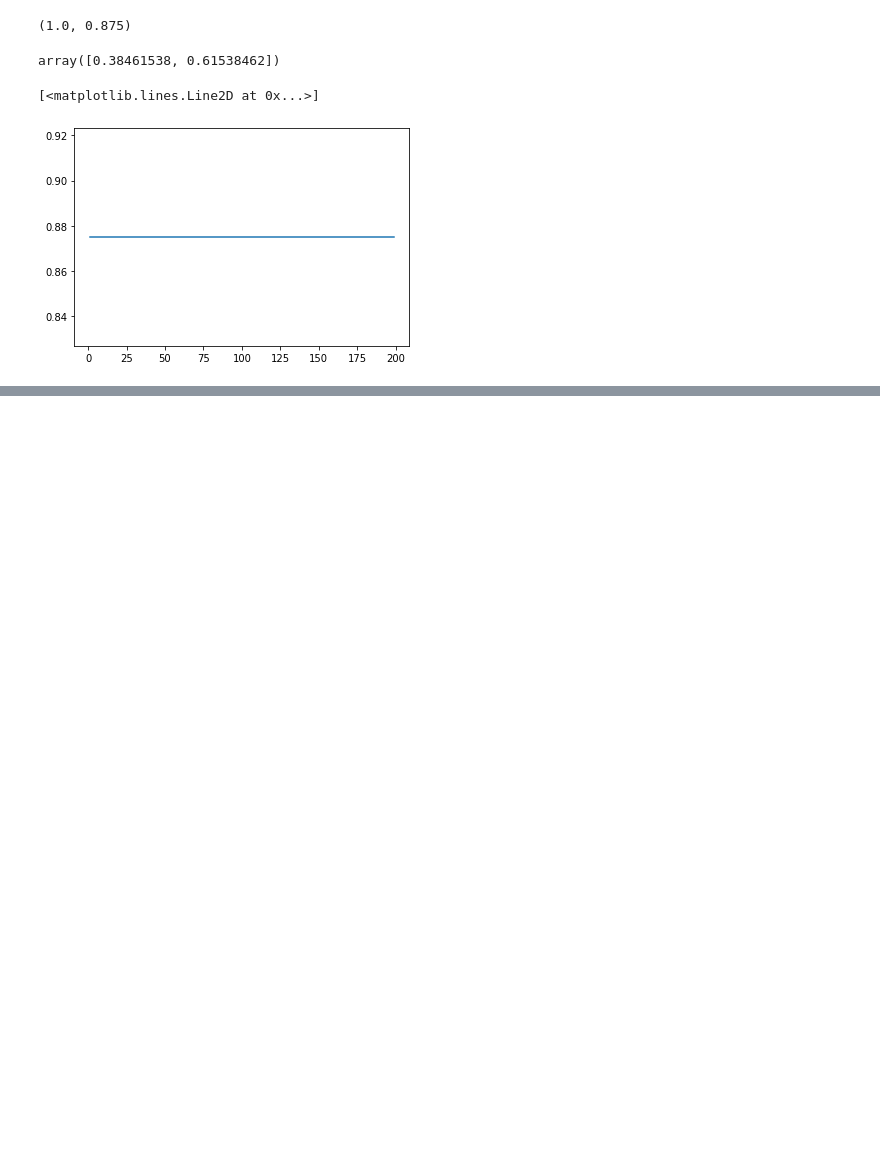
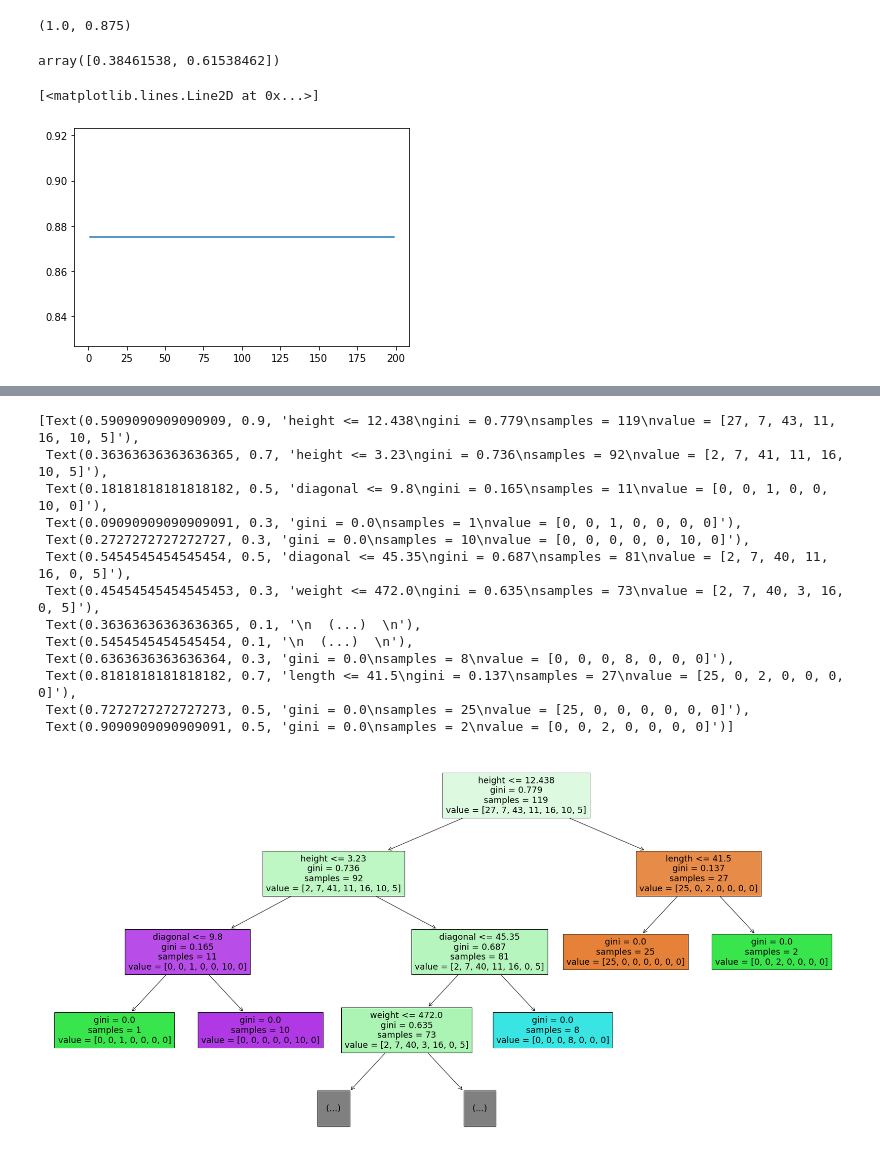
Before and after one commit to eaglehkim/python, a Jupyter notebook: prac3.ipynb, the cells around one changed output, grey strips where cells are left out. Saved outputs shown, nothing was run; the diff lists cells and outputs as text; code cells hidden in the pictures; blank space fills up the shorter version.

```diff
--- a/prac3.ipynb
+++ b/prac3.ipynb
@@ -1330,0 +1418,19 @@ plt.plot(test1,test2)
+# %%
+#max_depth - 몇가지 피쳐, filled - 색깔
+plt.figure(figsize=(30,15))
+plot_tree(DT, max_depth = 3, filled = True, feature_names=['weight','length','diagonal','height','width'])
+# %% [output]
+[Text(0.5909090909090909, 0.9, 'height <= 12.438\ngini = 0.779\nsamples = 119\nvalue = [27, 7, 43, 11, 16, 10, 5]'),
+ Text(0.36363636363636365, 0.7, 'height <= 3.23\ngini = 0.736\nsamples = 92\nvalue = [2, 7, 41, 11, 16, 10, 5]'),
+ Text(0.18181818181818182, 0.5, 'diagonal <= 9.8\ngini = 0.165\nsamples = 11\nvalue = [0, 0, 1, 0, 0, 10, 0]'),
+ Text(0.09090909090909091, 0.3, 'gini = 0.0\nsamples = 1\nvalue = [0, 0, 1, 0, 0, 0, 0]'),
+ Text(0.2727272727272727, 0.3, 'gini = 0.0\nsamples = 10\nvalue = [0, 0, 0, 0, 0, 10, 0]'),
+ Text(0.5454545454545454, 0.5, 'diagonal <= 45.35\ngini = 0.687\nsamples = 81\nvalue = [2, 7, 40, 11, 16, 0, 5]'),
+ Text(0.45454545454545453, 0.3, 'weight <= 472.0\ngini = 0.635\nsamples = 73\nvalue = [2, 7, 40, 3, 16, 0, 5]'),
+ Text(0.36363636363636365, 0.1, '\n  (...)  \n'),
+ Text(0.5454545454545454, 0.1, '\n  (...)  \n'),
+ Text(0.6363636363636364, 0.3, 'gini = 0.0\nsamples = 8\nvalue = [0, 0, 0, 8, 0, 0, 0]'),
+ Text(0.8181818181818182, 0.7, 'length <= 41.5\ngini = 0.137\nsamples = 27\nvalue = [25, 0, 2, 0, 0, 0, 0]'),
+ Text(0.7272727272727273, 0.5, 'gini = 0.0\nsamples = 25\nvalue = [25, 0, 0, 0, 0, 0, 0]'),
+ Text(0.9090909090909091, 0.5, 'gini = 0.0\nsamples = 2\nvalue = [0, 0, 2, 0, 0, 0, 0]')]
+[figure, added]
```
Also changed, not shown: parts of 31 cells of this notebook.
